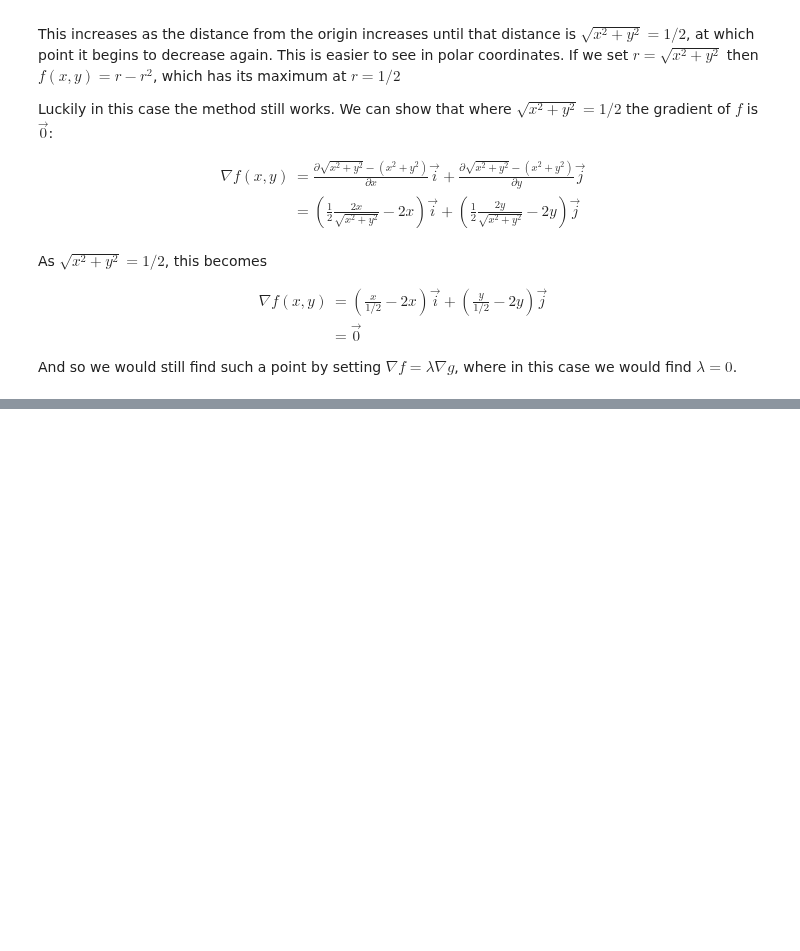
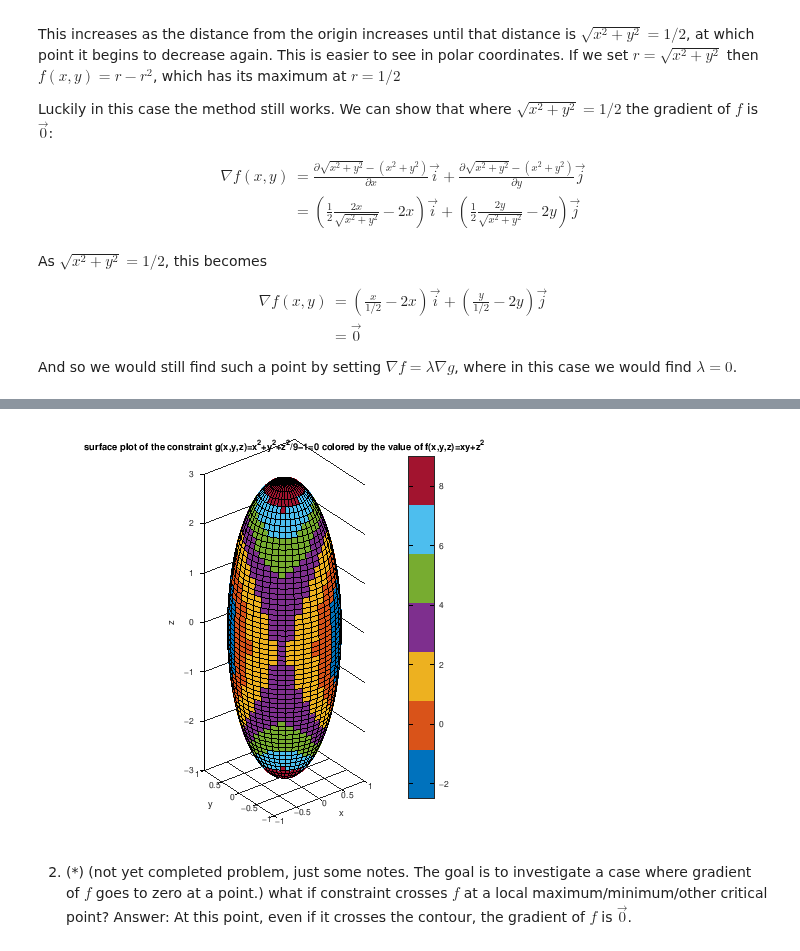
Before and after one commit to joelmiller/Laplace, a Jupyter notebook: docs/_sources/Differential_Calculus/Lagrange.ipynb, the cells around one changed output, grey strips where cells are left out. Cells and saved outputs as stored; diff of their text form; code cells hidden in the pictures; blank space fills up the shorter version.

Commit message:
Add plot of 3d lagrange multiplier surface

```diff
--- a/docs/_sources/Differential_Calculus/Lagrange.ipynb
+++ b/docs/_sources/Differential_Calculus/Lagrange.ipynb
@@ -598,0 +600,26 @@ And so we would still find such a point by setting $\nabla f = \lambda \nabla g$
+# %%
+z = [-3:0.1:3];
+theta = [0:pi/20:2*pi];
+
+[Theta, Z] = meshgrid(theta, z);
+Rho = sqrt(1-Z.^2/9);
+X = Rho.*cos(Theta);
+Y = Rho.*sin(Theta);
+
+F = 5*X.*Y + Z.^2;
+
+surf(X,Y,Z,F);
+%colormap(turbo)
+colormap(lines(7))
+hold on
+colorbar('location', 'eastoutside')
+xlabel('x')
+ylabel('y')
+zlabel('z')
+title('surface plot of the constraint g(x,y,z)=x^2+y^2+z^2/9-1=0 colored by the value of f(x,y,z)=xy+z^2')
+daspect([1,1])
+# %% [output]
+[figure, added]
+# %% [markdown]
+
+2. (*) (not yet completed problem, just some notes.  The goal is to investigate a case where gradient of $f$ goes to zero at a point.) what if constraint crosses $f$ at a local maximum/minimum/other critical point?  Answer: At this point, even if it crosses the contour, the gradient of $f$ is $\vec{0}$.
```
Also changed, not shown: parts of 1 cell of this notebook, 3 other files.
